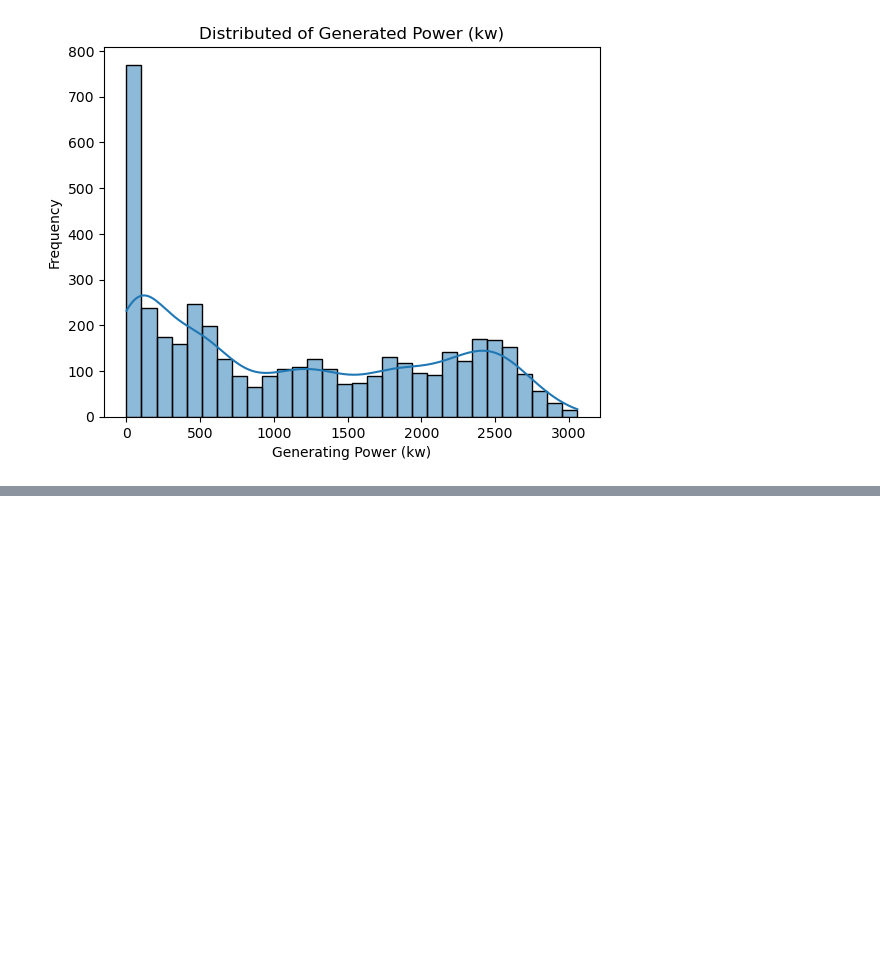
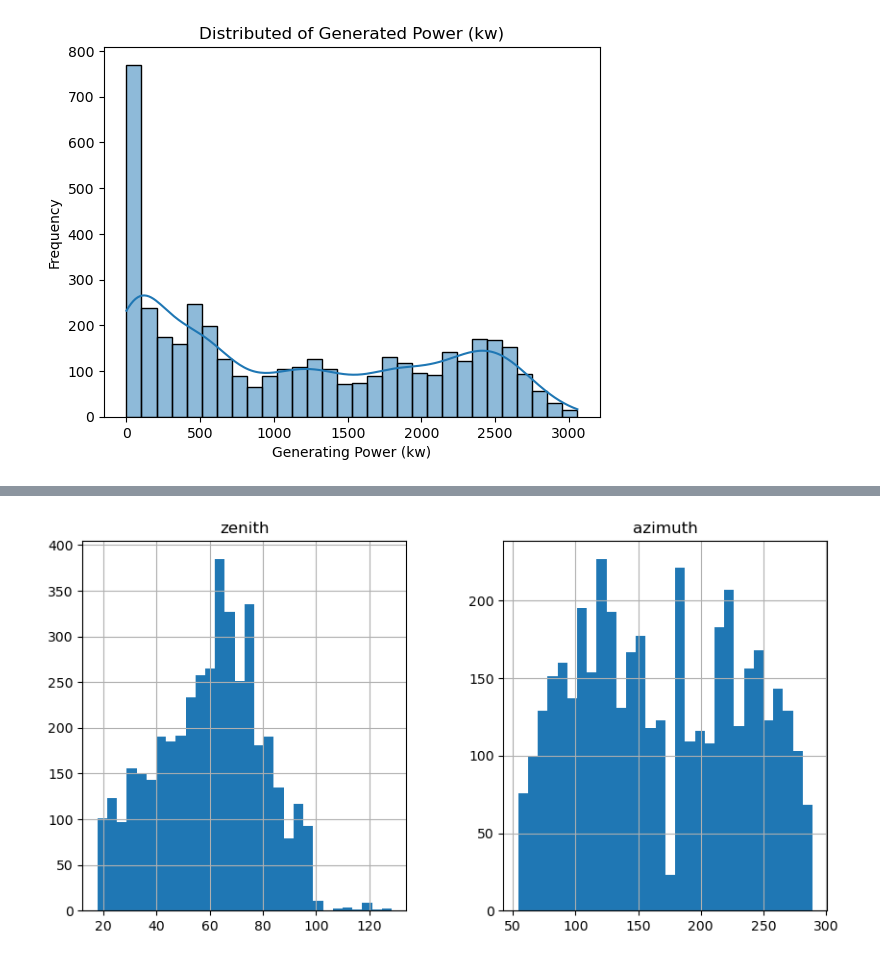
Before and after one commit to rohitrkt02/Solar-Power-Prediction, a Jupyter notebook: solarpowerprediction.ipynb, the cells around one changed output, grey strips where cells are left out. Cells and saved outputs as stored; diff of their text form; code cells hidden in the pictures; blank space fills up the shorter version.

```diff
--- a/solarpowerprediction.ipynb
+++ b/solarpowerprediction.ipynb
@@ -128,0 +143,5 @@ plt.show()
+# %%
+df[df.columns [18:20]].hist(bins=30, figsize=(10,5))
+plt.show()
+# %% [output]
+[figure, added]
```
Also changed, not shown: parts of 8 cells of this notebook.
